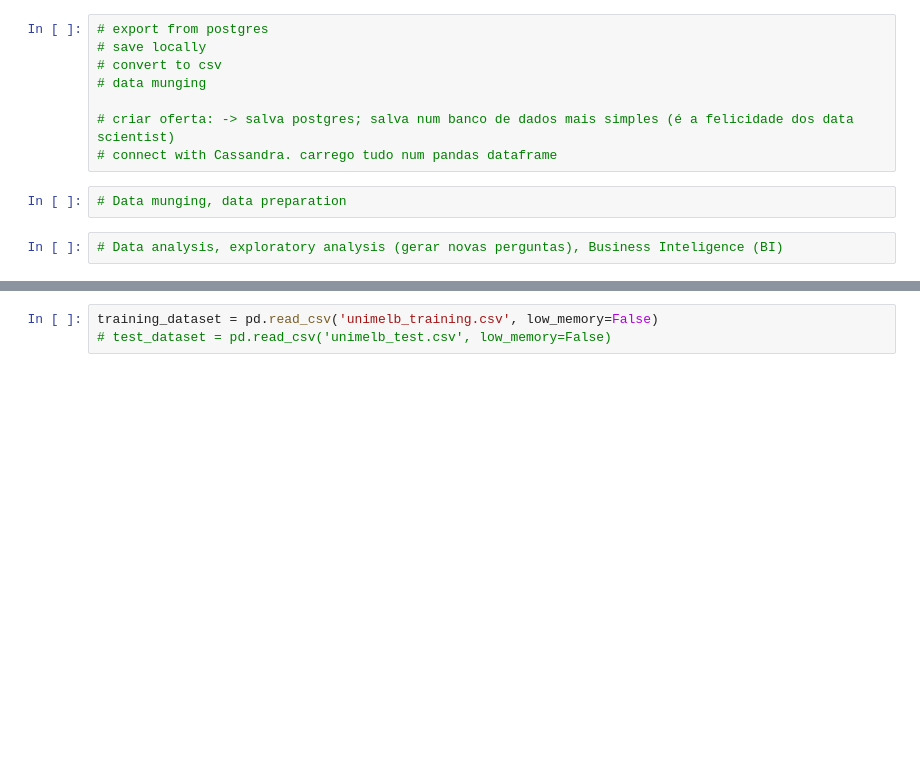
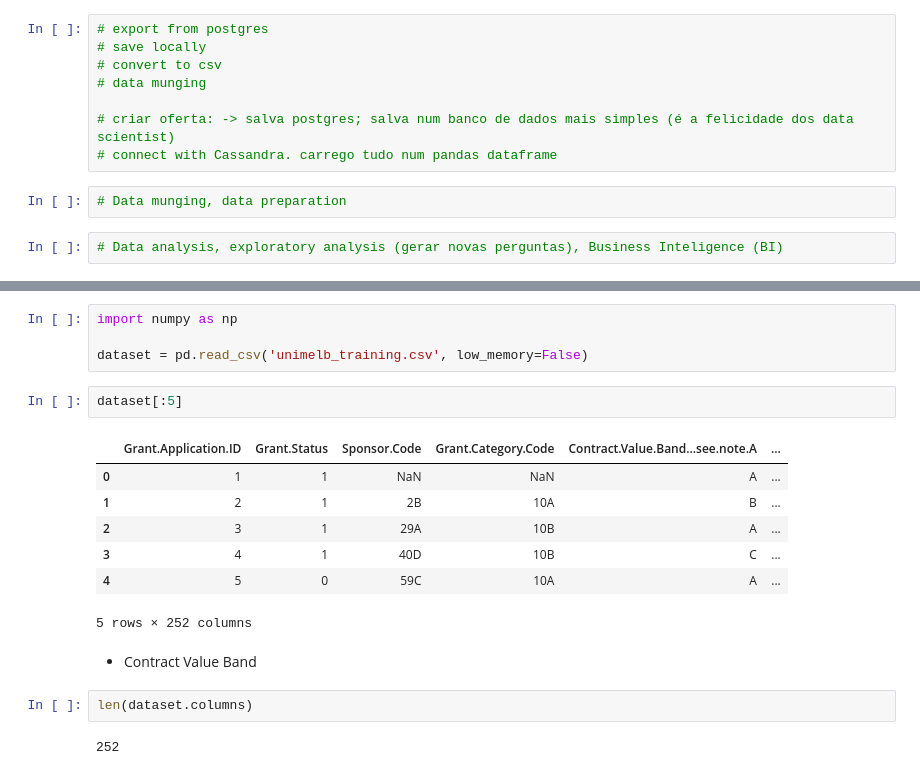
Before and after one commit to Irio/codeland-introducao-data-science, a Jupyter notebook: Introdução a Data Science.ipynb, the cells around one changed output, grey strips where cells are left out. Drawn from its saved outputs; the diff is of its cells as text; blank space fills up the shorter version.

```diff
--- a/Introdução a Data Science.ipynb
+++ b/Introdução a Data Science.ipynb
@@ -224,3 +251,20 @@ Clustering: k-means https://en.wikipedia.org/wiki/K-means_clustering
 # %%
-training_dataset = pd.read_csv('unimelb_training.csv', low_memory=False)
-# test_dataset = pd.read_csv('unimelb_test.csv', low_memory=False)
+import numpy as np
+
+dataset = pd.read_csv('unimelb_training.csv', low_memory=False)
+# %%
+dataset[:5]
+# %% [output]
+|  | Grant.Application.ID | Grant.Status | Sponsor.Code | Grant.Category.Code | Contract.Value.Band...see.note.A | ... |
+| 0 | 1 | 1 | NaN | NaN | A | ... |
+| 1 | 2 | 1 | 2B | 10A | B | ... |
+| 2 | 3 | 1 | 29A | 10B | A | ... |
+| 3 | 4 | 1 | 40D | 10B | C | ... |
+| 4 | 5 | 0 | 59C | 10A | A | ... |
+5 rows × 252 columns
+# %% [markdown]
+* Contract Value Band
+# %%
+len(dataset.columns)
+# %% [output]
+252
```
Also changed, not shown: parts of 23 cells of this notebook, 1 other file.
